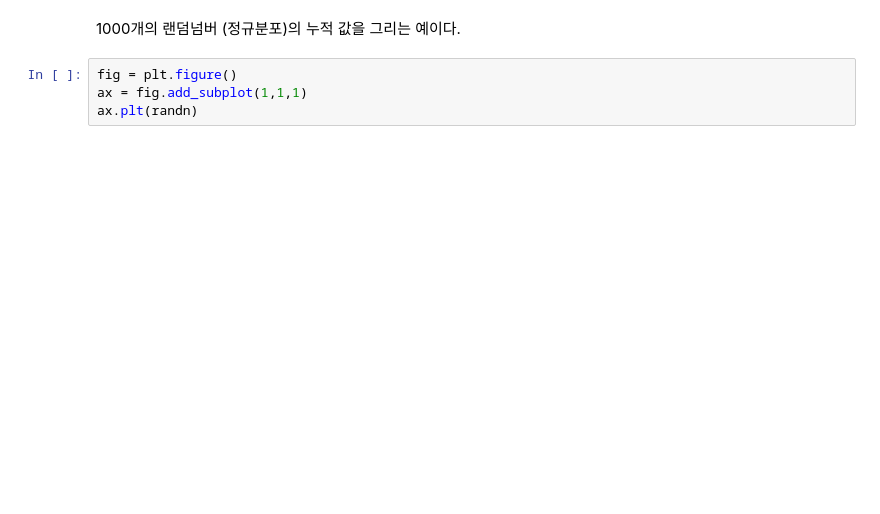
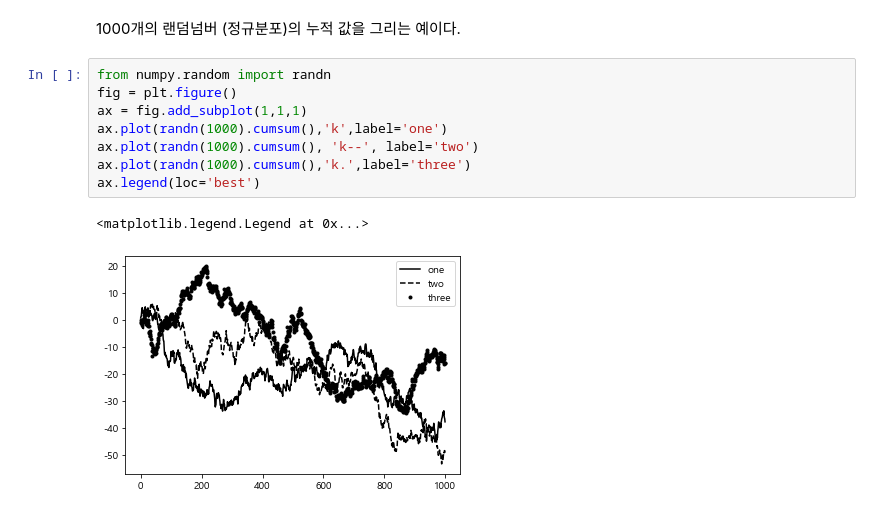
Before and after one commit to Jelcream/AI_Based_BigData, a Jupyter notebook: Saturday/Python_test/pandas-test.ipynb, the cells around one changed output. Drawn from its saved outputs; the diff is of its cells as text; blank space fills up the shorter version.

```diff
--- a/Saturday/Python_test/pandas-test.ipynb
+++ b/Saturday/Python_test/pandas-test.ipynb
@@ -292,6 +290,13 @@ for i in range(2):
 # %% [markdown]
 1000개의 랜덤넘버 (정규분포)의 누적 값을 그리는 예이다.
-# %%
-fig = plt.figure()
-ax = fig.add_subplot(1,1,1)
-ax.plt(randn)
+# %%
+from numpy.random import randn
+fig = plt.figure()
+ax = fig.add_subplot(1,1,1)
+ax.plot(randn(1000).cumsum(),'k',label='one')
+ax.plot(randn(1000).cumsum(), 'k--', label='two')
+ax.plot(randn(1000).cumsum(),'k.',label='three')
+ax.legend(loc='best')
+# %% [output]
+<matplotlib.legend.Legend at 0x...>
+[figure, added]
```
Also changed, not shown: parts of 77 cells of this notebook, 2 other files.
